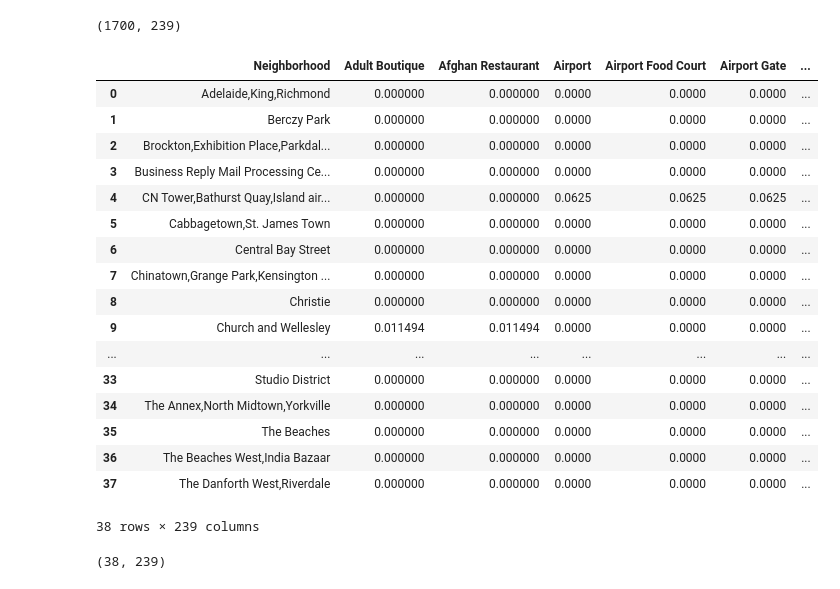
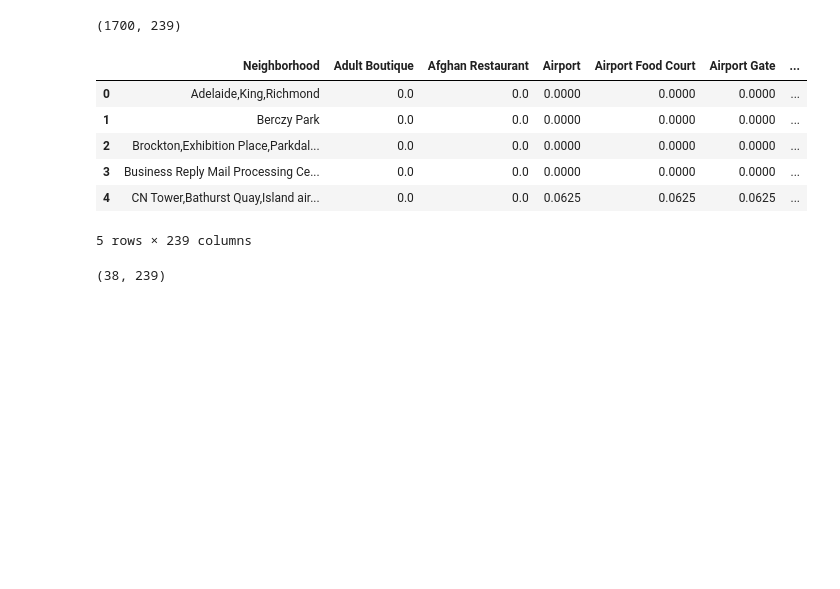
Before and after one commit to FuAdventure/Coursera_Capstone, a Jupyter notebook: Segmenting and Clustering Neighborhoods in Toronto.ipynb, the cells around one changed output. Cells and saved outputs as stored; diff of their text form; code cells hidden in the pictures; blank space fills up the shorter version.

```diff
--- a/Segmenting and Clustering Neighborhoods in Toronto.ipynb
+++ b/Segmenting and Clustering Neighborhoods in Toronto.ipynb
@@ -311,8 +185,8 @@ Next, we are going to start utilizing the Foursquare API to explore the neighbor
 # %% [markdown]
 Define Foursquare Credentials and Version
 # %%
-CLIENT_ID = 'PVUAND2UMQDNFRVLEVTXMYAWQC52A1F4A5YKJ1DSUMKIVLX5' # your Foursquare ID
-CLIENT_SECRET = 'RH1Q2CJRLWTARSIPWPA534K3MMX4ISQQHARLNMXZGIUD4DWM' # your Foursquare Secret
+CLIENT_ID = '' # your Foursquare ID
+CLIENT_SECRET = '' # your Foursquare Secret
 VERSION = '20180605' # Foursquare API version
 # %% [markdown]
 Borrow the defined function from the lab to get nearby venues of neighborhoods
@@ -429,26 +281,15 @@ toronto_onehot.shape
 (1700, 239)
 # %%
 toronto_grouped = toronto_onehot.groupby('Neighborhood').mean().reset_index()
-toronto_grouped
+toronto_grouped.head()
 # %% [output]
 |  | Neighborhood | Adult Boutique | Afghan Restaurant | Airport | Airport Food Court | Airport Gate | ... |
-| 0 | Adelaide,King,Richmond | 0.000000 | 0.000000 | 0.0000 | 0.0000 | 0.0000 | ... |
-| 1 | Berczy Park | 0.000000 | 0.000000 | 0.0000 | 0.0000 | 0.0000 | ... |
-| 2 | Brockton,Exhibition Place,Parkdal... | 0.000000 | 0.000000 | 0.0000 | 0.0000 | 0.0000 | ... |
-| 3 | Business Reply Mail Processing Ce... | 0.000000 | 0.000000 | 0.0000 | 0.0000 | 0.0000 | ... |
-| 4 | CN Tower,Bathurst Quay,Island air... | 0.000000 | 0.000000 | 0.0625 | 0.0625 | 0.0625 | ... |
-| 5 | Cabbagetown,St. James Town | 0.000000 | 0.000000 | 0.0000 | 0.0000 | 0.0000 | ... |
-| 6 | Central Bay Street | 0.000000 | 0.000000 | 0.0000 | 0.0000 | 0.0000 | ... |
-| 7 | Chinatown,Grange Park,Kensington ... | 0.000000 | 0.000000 | 0.0000 | 0.0000 | 0.0000 | ... |
-| 8 | Christie | 0.000000 | 0.000000 | 0.0000 | 0.0000 | 0.0000 | ... |
-| 9 | Church and Wellesley | 0.011494 | 0.011494 | 0.0000 | 0.0000 | 0.0000 | ... |
-| ... | ... | ... | ... | ... | ... | ... | ... |
-| 33 | Studio District | 0.000000 | 0.000000 | 0.0000 | 0.0000 | 0.0000 | ... |
-| 34 | The Annex,North Midtown,Yorkville | 0.000000 | 0.000000 | 0.0000 | 0.0000 | 0.0000 | ... |
-| 35 | The Beaches | 0.000000 | 0.000000 | 0.0000 | 0.0000 | 0.0000 | ... |
-| 36 | The Beaches West,India Bazaar | 0.000000 | 0.000000 | 0.0000 | 0.0000 | 0.0000 | ... |
-| 37 | The Danforth West,Riverdale | 0.000000 | 0.000000 | 0.0000 | 0.0000 | 0.0000 | ... |
+| 0 | Adelaide,King,Richmond | 0.0 | 0.0 | 0.0000 | 0.0000 | 0.0000 | ... |
+| 1 | Berczy Park | 0.0 | 0.0 | 0.0000 | 0.0000 | 0.0000 | ... |
+| 2 | Brockton,Exhibition Place,Parkdal... | 0.0 | 0.0 | 0.0000 | 0.0000 | 0.0000 | ... |
+| 3 | Business Reply Mail Processing Ce... | 0.0 | 0.0 | 0.0000 | 0.0000 | 0.0000 | ... |
+| 4 | CN Tower,Bathurst Quay,Island air... | 0.0 | 0.0 | 0.0625 | 0.0625 | 0.0625 | ... |
-38 rows × 239 columns
+5 rows × 239 columns
 # %%
 toronto_grouped.shape
 # %% [output]
```
Also changed, not shown: parts of 13 cells of this notebook.
